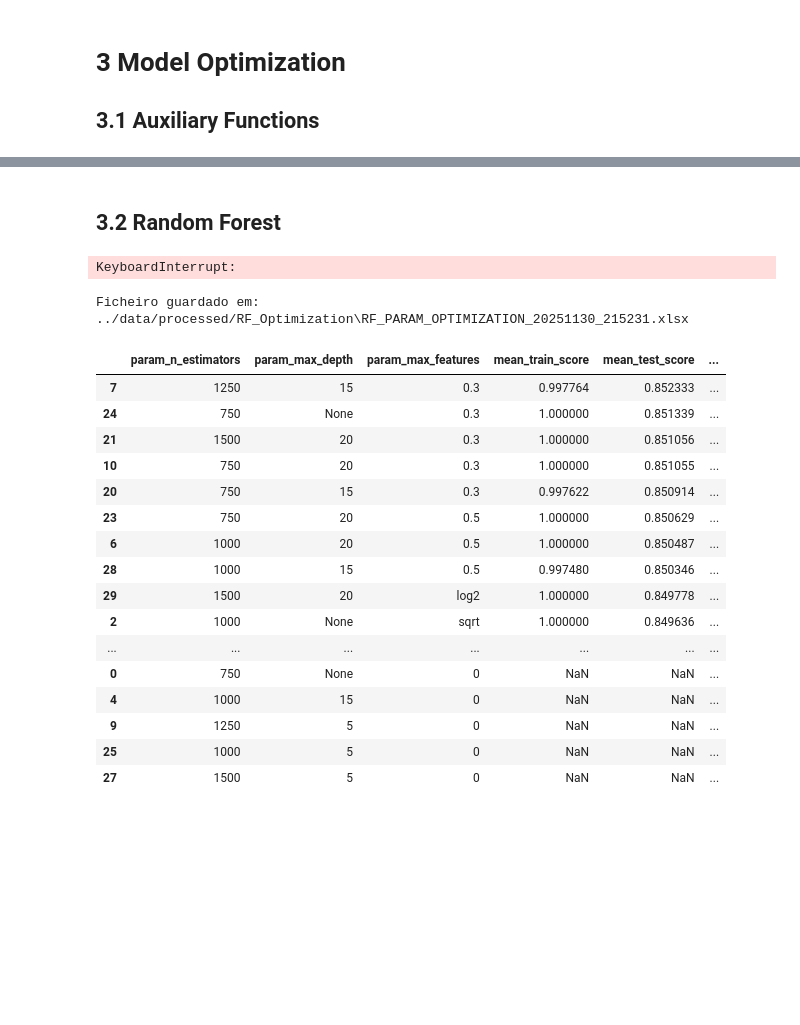
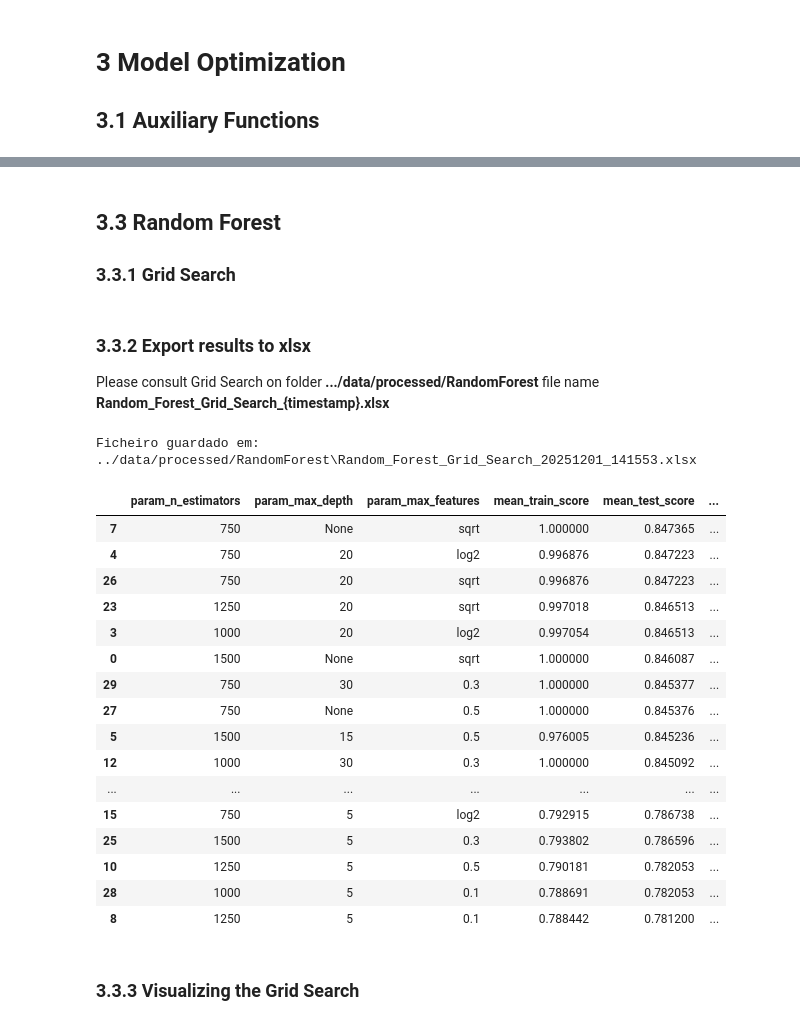
Before and after one commit to sergiopatinha/EnterpriseDataScienceBootcamp_workgroup, a Jupyter notebook: notebooks/04_modeling.ipynb, the cells around one changed output, grey strips where cells are left out. Saved outputs shown, nothing was run; the diff lists cells and outputs as text; code cells hidden in the pictures; blank space fills up the shorter version.

```diff
--- a/notebooks/04_modeling.ipynb
+++ b/notebooks/04_modeling.ipynb
@@ -562,9 +676,7 @@ ModuleNotFoundError: No module named 'optuna'
 # %% [markdown]
-## **3.2 Random Forest**
+## **3.3 Random Forest**
+### **3.3.1 Grid Search**
 # %%
-from sklearn.ensemble import RandomForestClassifier
-from sklearn.model_selection import RandomizedSearchCV
-
 param_dist = {
     "n_estimators": [750, 1000, 1250, 1500],
     "max_depth": [5, 15, 20, 30, None],
@@ -588,8 +700,12 @@ random_search = RandomizedSearchCV(
 )
 
 random_search.fit(X_enc, y)
+
+best_params_rf = random_search.best_params_
-# %% [output]
-KeyboardInterrupt:
+# %% [markdown]
+### **3.3.2 Export results to xlsx**
+
+Please consult Grid Search on folder **.../data/processed/RandomForest** file name **Random_Forest_Grid_Search_{timestamp}.xlsx**
 # %%
 results = pd.DataFrame(random_search.cv_results_)
 
@@ -606,50 +722,52 @@ cols = [
 results = results[cols]
 
 results_sorted = results.sort_values("mean_test_score", ascending=False)
 
 
 # ==============================================
 # Saving the conclusions to xlx with time stamp
 # ===============================================
 
 # 1. Define the directory where the file will be saved
-output_dir = "../data/processed/RF_Optimization"
+output_dir = "../data/processed/RandomForest"
 
 # 2. Create the directory if it does not exist
 os.makedirs(output_dir, exist_ok=True)
 
 # 3. Create timestamp (YYYYMMDD_HHMMSS)
 timestamp = datetime.now().strftime("%Y%m%d_%H%M%S")
 
 # 4. Build filename
-filename = f"RF_PARAM_OPTIMIZATION_{timestamp}.xlsx"
+filename = f"Random_Forest_Grid_Search_{timestamp}.xlsx"
 
 # 5. Full path
 filepath = os.path.join(output_dir, filename)
 
 # 6. Save the Excel file
 results_sorted.to_excel(filepath, index=False)
 
 print(f"Ficheiro guardado em: {filepath}")
 
 results_sorted
 # %% [output]
-Ficheiro guardado em: ../data/processed/RF_Optimization\RF_PARAM_OPTIMIZATION_20251130_215231.xlsx
+Ficheiro guardado em: ../data/processed/RandomForest\Random_Forest_Grid_Search_20251201_141553.xlsx
 |  | param_n_estimators | param_max_depth | param_max_features | mean_train_score | mean_test_score | ... |
-| 7 | 1250 | 15 | 0.3 | 0.997764 | 0.852333 | ... |
-| 24 | 750 | None | 0.3 | 1.000000 | 0.851339 | ... |
-| 21 | 1500 | 20 | 0.3 | 1.000000 | 0.851056 | ... |
-| 10 | 750 | 20 | 0.3 | 1.000000 | 0.851055 | ... |
-| 20 | 750 | 15 | 0.3 | 0.997622 | 0.850914 | ... |
-| 23 | 750 | 20 | 0.5 | 1.000000 | 0.850629 | ... |
-| 6 | 1000 | 20 | 0.5 | 1.000000 | 0.850487 | ... |
-| 28 | 1000 | 15 | 0.5 | 0.997480 | 0.850346 | ... |
-| 29 | 1500 | 20 | log2 | 1.000000 | 0.849778 | ... |
-| 2 | 1000 | None | sqrt | 1.000000 | 0.849636 | ... |
+| 7 | 750 | None | sqrt | 1.000000 | 0.847365 | ... |
+| 4 | 750 | 20 | log2 | 0.996876 | 0.847223 | ... |
+| 26 | 750 | 20 | sqrt | 0.996876 | 0.847223 | ... |
+| 23 | 1250 | 20 | sqrt | 0.997018 | 0.846513 | ... |
+| 3 | 1000 | 20 | log2 | 0.997054 | 0.846513 | ... |
+| 0 | 1500 | None | sqrt | 1.000000 | 0.846087 | ... |
+| 29 | 750 | 30 | 0.3 | 1.000000 | 0.845377 | ... |
+| 27 | 750 | None | 0.5 | 1.000000 | 0.845376 | ... |
+| 5 | 1500 | 15 | 0.5 | 0.976005 | 0.845236 | ... |
+| 12 | 1000 | 30 | 0.3 | 1.000000 | 0.845092 | ... |
 | ... | ... | ... | ... | ... | ... | ... |
-| 0 | 750 | None | 0 | NaN | NaN | ... |
-| 4 | 1000 | 15 | 0 | NaN | NaN | ... |
-| 9 | 1250 | 5 | 0 | NaN | NaN | ... |
-| 25 | 1000 | 5 | 0 | NaN | NaN | ... |
-| 27 | 1500 | 5 | 0 | NaN | NaN | ... |
+| 15 | 750 | 5 | log2 | 0.792915 | 0.786738 | ... |
+| 25 | 1500 | 5 | 0.3 | 0.793802 | 0.786596 | ... |
+| 10 | 1250 | 5 | 0.5 | 0.790181 | 0.782053 | ... |
+| 28 | 1000 | 5 | 0.1 | 0.788691 | 0.782053 | ... |
+| 8 | 1250 | 5 | 0.1 | 0.788442 | 0.781200 | ... |
+# %% [markdown]
+### **3.3.3 Visualizing the Grid Search**
 # %%
```
Also changed, not shown: parts of 37 cells of this notebook, 1 other file.
